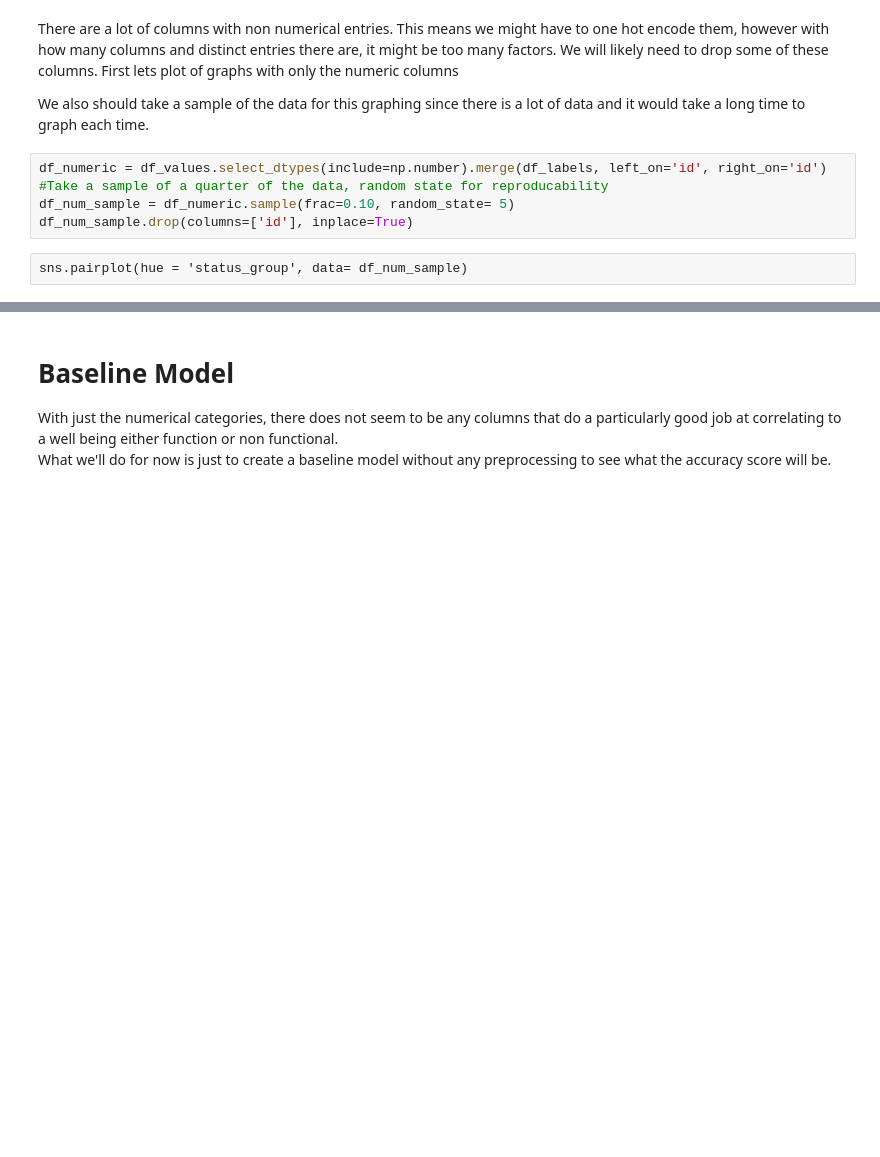
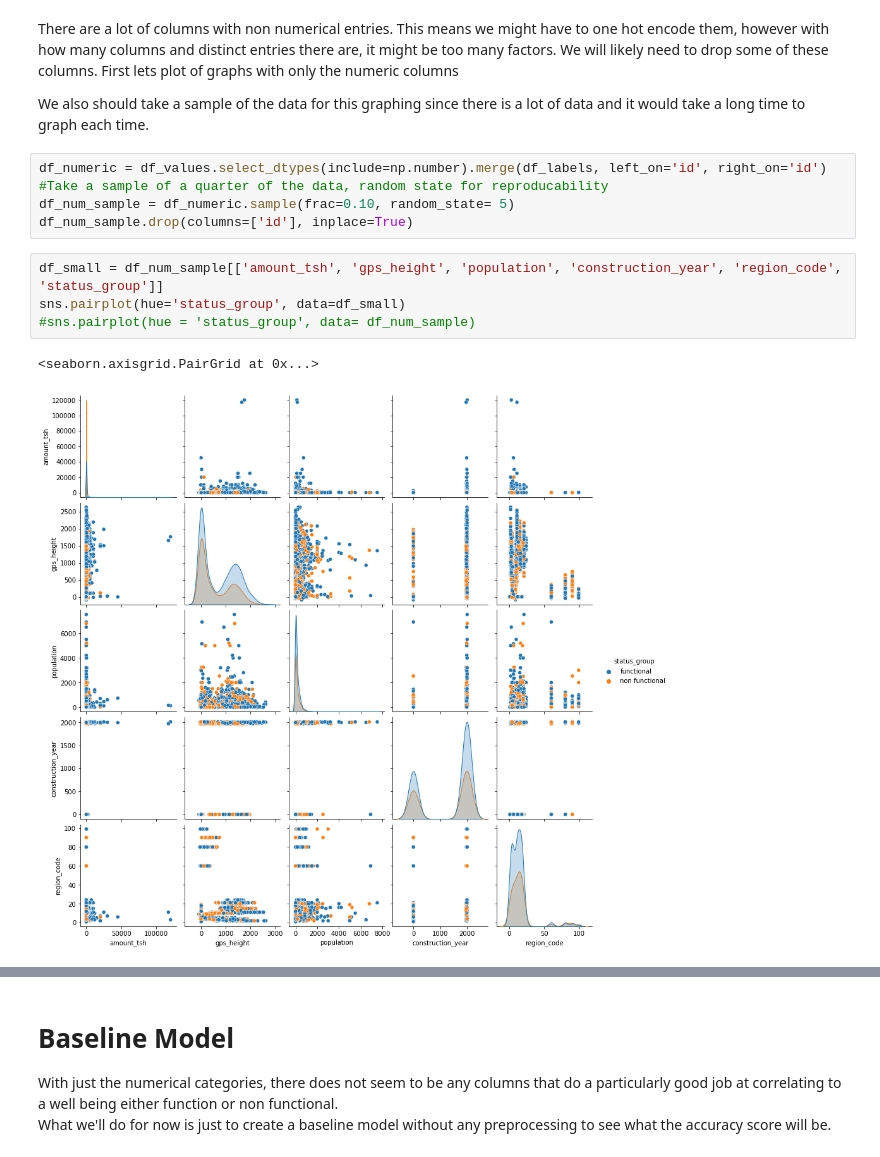
Before and after one commit to Zxhjlk/Phase3Project, a Jupyter notebook: notebooks/ModelResults.ipynb, the cells around one changed output, grey strips where cells are left out. Drawn from its saved outputs; the diff is of its cells as text; blank space fills up the shorter version.

```diff
--- a/notebooks/ModelResults.ipynb
+++ b/notebooks/ModelResults.ipynb
@@ -65,5 +63,10 @@ df_numeric = df_values.select_dtypes(include=np.number).merge(df_labels, left_on
 #Take a sample of a quarter of the data, random state for reproducability
 df_num_sample = df_numeric.sample(frac=0.10, random_state= 5)
 df_num_sample.drop(columns=['id'], inplace=True)
-# %% [raw]
-sns.pairplot(hue = 'status_group', data= df_num_sample)
+# %%
+df_small = df_num_sample[['amount_tsh', 'gps_height', 'population', 'construction_year', 'region_code', 'status_group']]
+sns.pairplot(hue='status_group', data=df_small)
+#sns.pairplot(hue = 'status_group', data= df_num_sample)
+# %% [output]
+<seaborn.axisgrid.PairGrid at 0x...>
+[figure, added]
```
Also changed, not shown: parts of 7 cells of this notebook, 3 other files.
